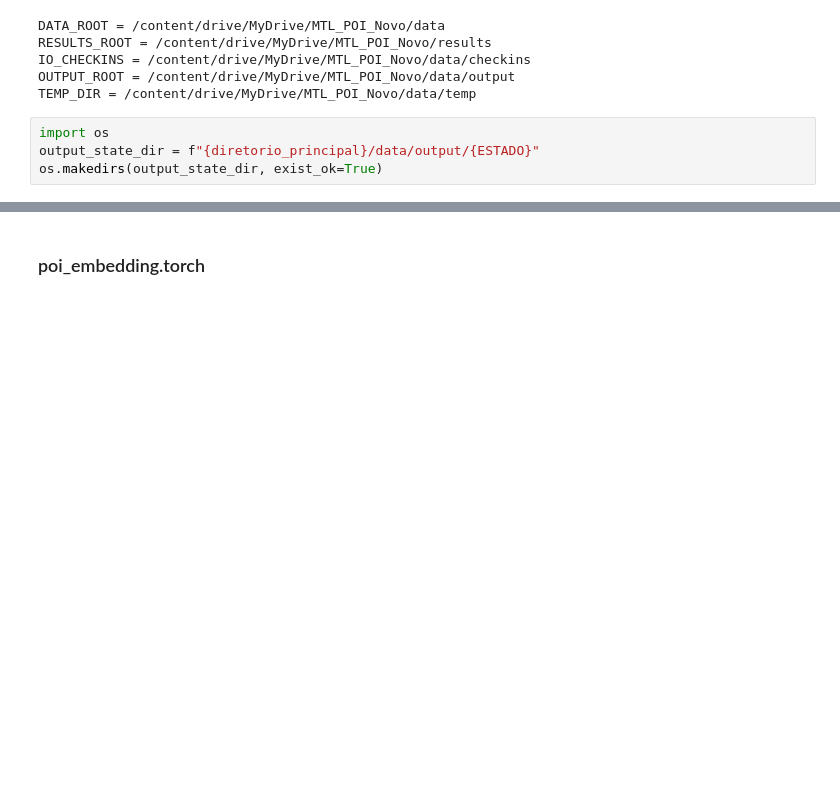
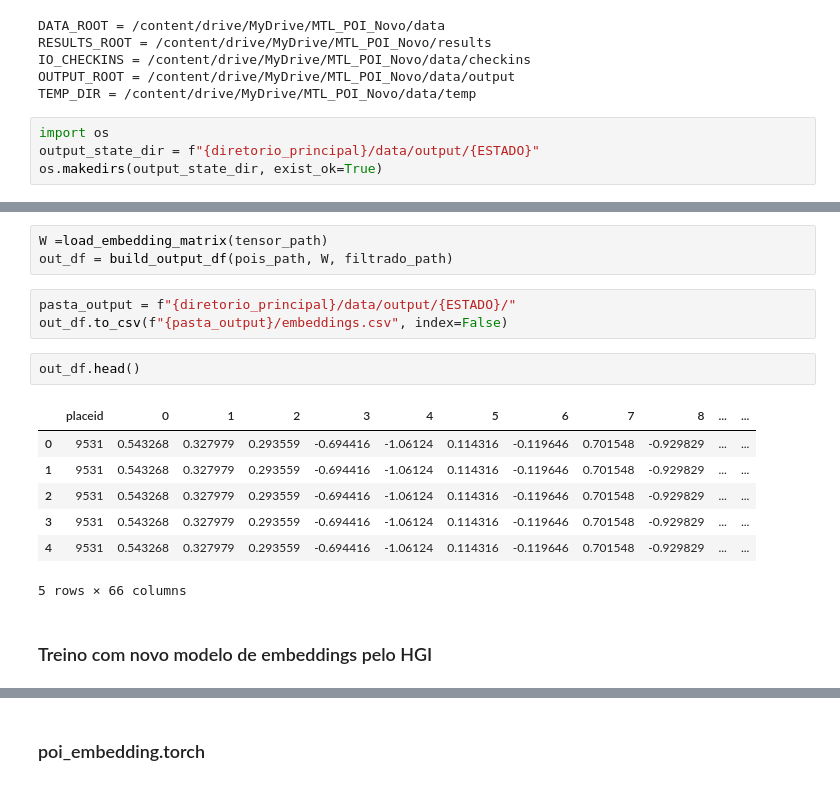
Before and after one commit to TarikSalles/POC-MTLPOI-Embeddings, a Jupyter notebook: MTLPoi_Novo.ipynb, the cells around one changed output, grey strips where cells are left out. Cells and saved outputs as stored; diff of their text form; blank space fills up the shorter version.

```diff
--- a/MTLPoi_Novo.ipynb
+++ b/MTLPoi_Novo.ipynb
@@ -83,0 +486,18 @@ os.makedirs(output_state_dir, exist_ok=True)
+# %%
+W =load_embedding_matrix(tensor_path)
+out_df = build_output_df(pois_path, W, filtrado_path)
+# %%
+pasta_output = f"{diretorio_principal}/data/output/{ESTADO}/"
+out_df.to_csv(f"{pasta_output}/embeddings.csv", index=False)
+# %%
+out_df.head()
+# %% [output]
+|  | placeid | 0 | 1 | 2 | 3 | 4 | 5 | 6 | 7 | 8 | ... | ... |
+| 0 | 9531 | 0.543268 | 0.327979 | 0.293559 | -0.694416 | -1.06124 | 0.114316 | -0.119646 | 0.701548 | -0.929829 | ... | ... |
+| 1 | 9531 | 0.543268 | 0.327979 | 0.293559 | -0.694416 | -1.06124 | 0.114316 | -0.119646 | 0.701548 | -0.929829 | ... | ... |
+| 2 | 9531 | 0.543268 | 0.327979 | 0.293559 | -0.694416 | -1.06124 | 0.114316 | -0.119646 | 0.701548 | -0.929829 | ... | ... |
+| 3 | 9531 | 0.543268 | 0.327979 | 0.293559 | -0.694416 | -1.06124 | 0.114316 | -0.119646 | 0.701548 | -0.929829 | ... | ... |
+| 4 | 9531 | 0.543268 | 0.327979 | 0.293559 | -0.694416 | -1.06124 | 0.114316 | -0.119646 | 0.701548 | -0.929829 | ... | ... |
+5 rows × 66 columns
+# %% [markdown]
+### Treino com novo modelo de embeddings pelo HGI
```
Also changed, not shown: parts of 186 cells of this notebook, 1 other file.
